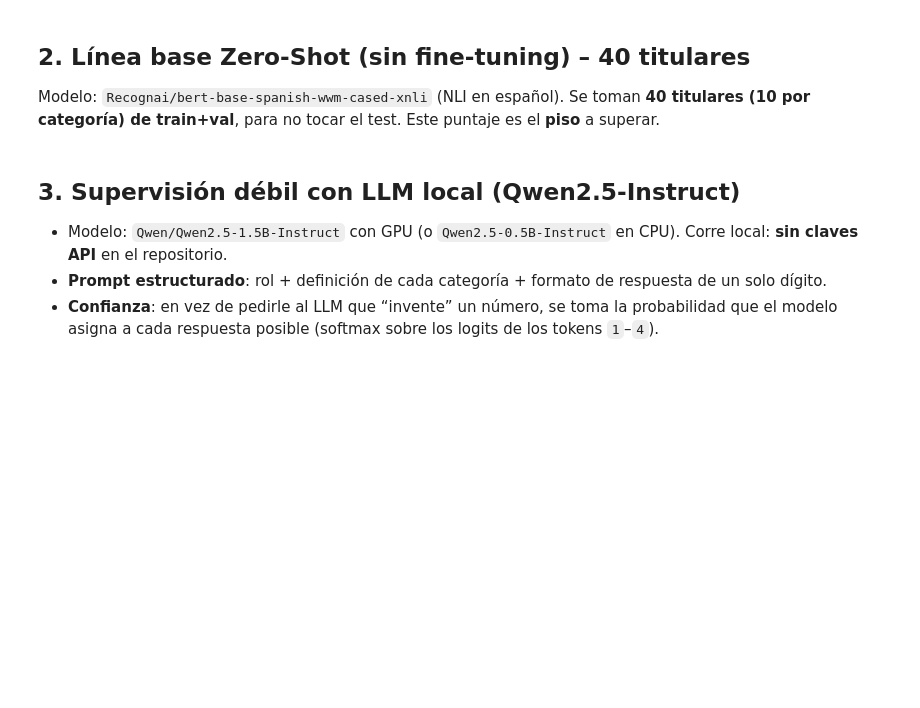
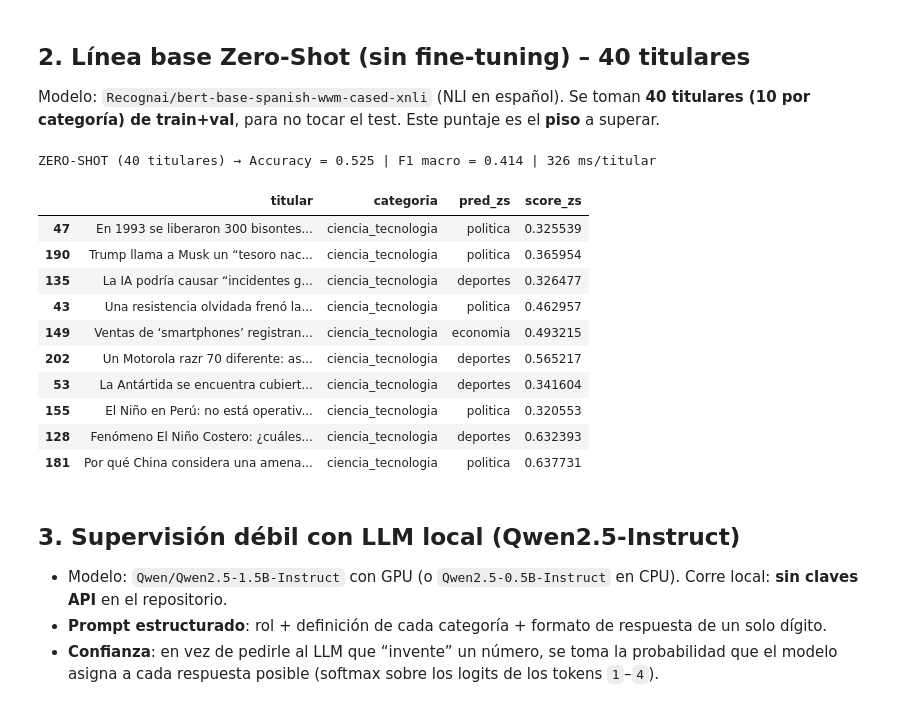
Before and after one commit to loryac21-cyber/tareas-python, a Jupyter notebook: tarea_1/02_clasificacion.ipynb, the cells around one changed output. Saved outputs shown, nothing was run; the diff lists cells and outputs as text; code cells hidden in the pictures; blank space fills up the shorter version.

```diff
--- a/tarea_1/02_clasificacion.ipynb
+++ b/tarea_1/02_clasificacion.ipynb
@@ -58,26 +80,39 @@ Modelo: `Recognai/bert-base-spanish-wwm-cased-xnli` (NLI en español). Se toman
 # %%
 ZS_MODEL = "Recognai/bert-base-spanish-wwm-cased-xnli"
 zs = pipeline("zero-shot-classification", model=ZS_MODEL, device=DEVICE)
 ZS_LABELS = {"política": "politica", "economía": "economia", "deportes": "deportes",
              "ciencia y tecnología": "ciencia_tecnologia"}
 PLANTILLA = "Esta noticia trata sobre {}."
 
 def zero_shot(textos):
     out = zs(list(textos), candidate_labels=list(ZS_LABELS), hypothesis_template=PLANTILLA)
     out = out if isinstance(out, list) else [out]
     return [ZS_LABELS[o["labels"][0]] for o in out], [o["scores"][0] for o in out]
 
 pool = df[df["split"] != "test"]
 n_cat = min(10, pool["categoria"].value_counts().min())
-base40 = pool.groupby("categoria", group_keys=False).apply(lambda g: g.sample(n_cat, random_state=SEED))
+base40 = pool.groupby("categoria").sample(n=n_cat, random_state=SEED)
 base40 = pd.concat([base40, pool.drop(base40.index).sample(40 - len(base40), random_state=SEED)]) if len(base40) < 40 else base40
 t0 = time.time()
 base40["pred_zs"], base40["score_zs"] = zero_shot(base40["titular"])
 lat_zs = (time.time() - t0) / len(base40) * 1000
 acc_zs40 = accuracy_score(base40["categoria"], base40["pred_zs"])
 f1_zs40 = f1_score(base40["categoria"], base40["pred_zs"], average="macro", labels=ETIQUETAS)
 print(f"ZERO-SHOT (40 titulares) → Accuracy = {acc_zs40:.3f} | F1 macro = {f1_zs40:.3f} | {lat_zs:.0f} ms/titular")
 display(base40[["titular", "categoria", "pred_zs", "score_zs"]].head(10))
+# %% [output]
+ZERO-SHOT (40 titulares) → Accuracy = 0.525 | F1 macro = 0.414 | 326 ms/titular
+|  | titular | categoria | pred_zs | score_zs |
+| 47 | En 1993 se liberaron 300 bisontes... | ciencia_tecnologia | politica | 0.325539 |
+| 190 | Trump llama a Musk un “tesoro nac... | ciencia_tecnologia | politica | 0.365954 |
+| 135 | La IA podría causar “incidentes g... | ciencia_tecnologia | deportes | 0.326477 |
+| 43 | Una resistencia olvidada frenó la... | ciencia_tecnologia | politica | 0.462957 |
+| 149 | Ventas de ‘smartphones’ registran... | ciencia_tecnologia | economia | 0.493215 |
+| 202 | Un Motorola razr 70 diferente: as... | ciencia_tecnologia | deportes | 0.565217 |
+| 53 | La Antártida se encuentra cubiert... | ciencia_tecnologia | deportes | 0.341604 |
+| 155 | El Niño en Perú: no está operativ... | ciencia_tecnologia | politica | 0.320553 |
+| 128 | Fenómeno El Niño Costero: ¿cuáles... | ciencia_tecnologia | deportes | 0.632393 |
+| 181 | Por qué China considera una amena... | ciencia_tecnologia | politica | 0.637731 |
 # %% [markdown]
 ## 3. Supervisión débil con LLM local (Qwen2.5-Instruct)
 - Modelo: `Qwen/Qwen2.5-1.5B-Instruct` con GPU (o `Qwen2.5-0.5B-Instruct` en CPU). Corre local: **sin claves API** en el repositorio.
```
Also changed, not shown: parts of 10 cells of this notebook, 6 other files.
